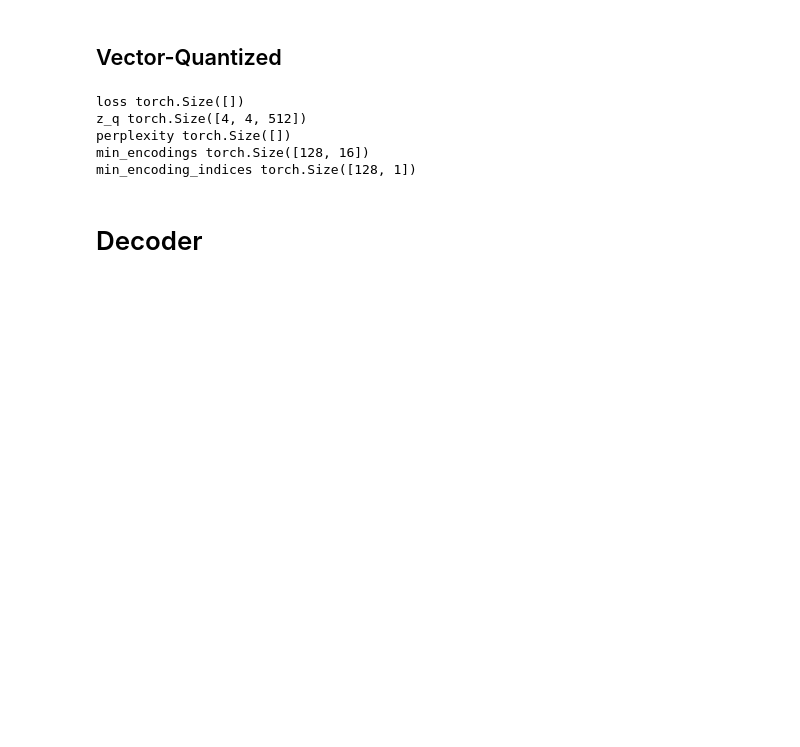
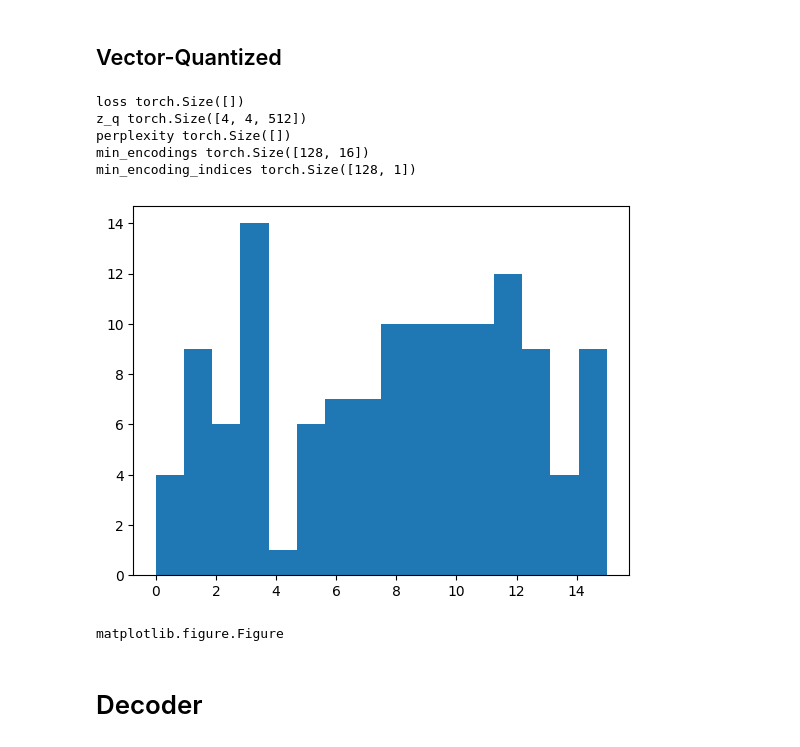
Before and after one commit to amyxlu/plaid-dev-distributed, a Jupyter notebook: notebooks/33_hourglass_encoder.ipynb, the cells around one changed output. Saved outputs shown, nothing was run; the diff lists cells and outputs as text; code cells hidden in the pictures; blank space fills up the shorter version.

Commit message:
Add histogram logging, fix var name error in hourglass VQ

```diff
--- a/notebooks/33_hourglass_encoder.ipynb
+++ b/notebooks/33_hourglass_encoder.ipynb
@@ -524,6 +524,17 @@ min_encodings torch.Size([128, 16])
 min_encoding_indices torch.Size([128, 1])
 # %%
 z_q = quant_outputs['z_q']
+# %%
+import matplotlib.pyplot as plt
+fig, ax = plt.subplots()
+ax.hist(quant_outputs['min_encoding_indices'].detach().cpu().numpy(), bins=16)
+fig.show()
+# %% [output]
+[figure, added]
+# %%
+type(fig)
+# %% [output]
+matplotlib.figure.Figure
 # %% [markdown]
 # Decoder
 # %%
```
Also changed, not shown: 5 other files.
